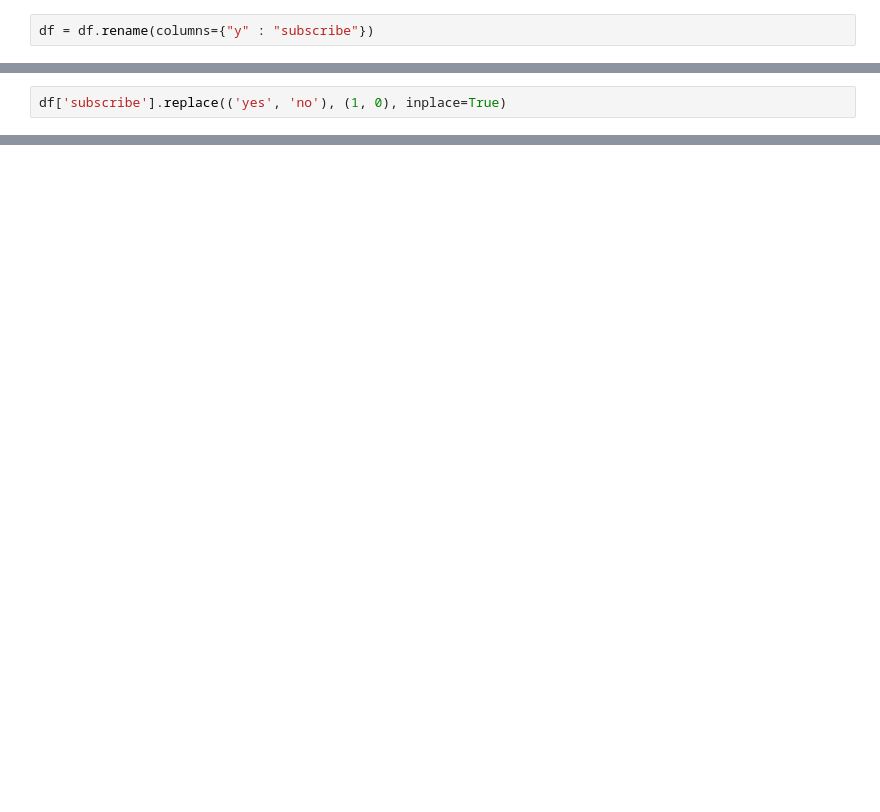
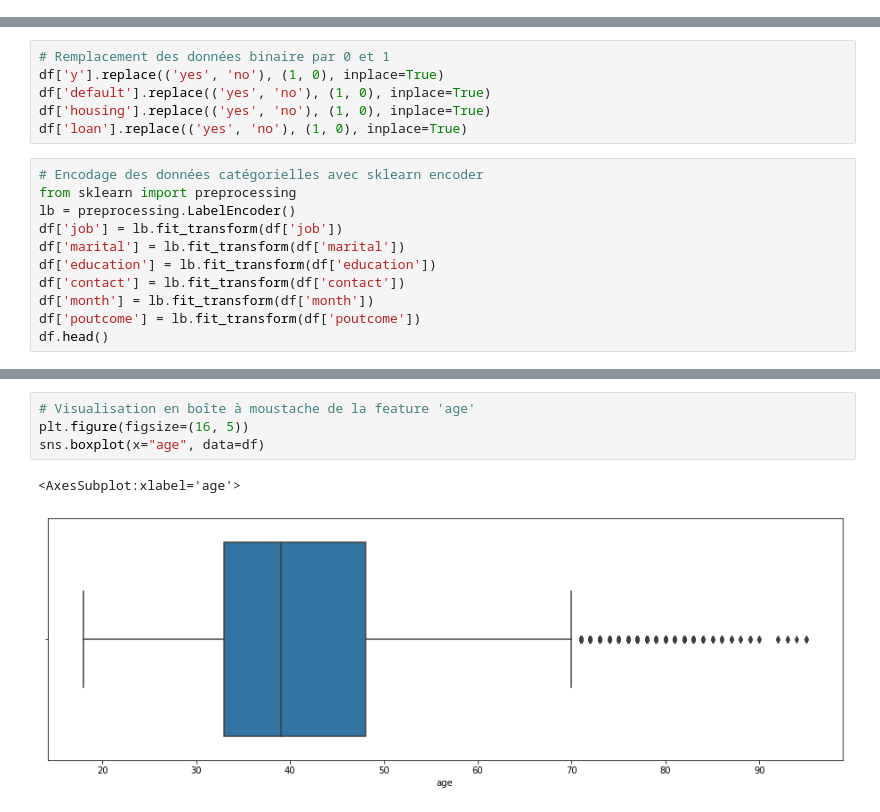
Before and after one commit to rmn976/machine_learning, a Jupyter notebook: projet/projet.ipynb, the cells around one changed output, grey strips where cells are left out. Saved outputs shown, nothing was run; the diff lists cells and outputs as text; blank space fills up the shorter version.

```diff
--- a/projet/projet.ipynb
+++ b/projet/projet.ipynb
@@ -17,2 +0,0 @@ df = pd.read_csv('train.csv', sep=';'); df.head()
-# %%
-df = df.rename(columns={"y" : "subscribe"})
@@ -51,2 +0,0 @@ memory usage: 5.9+ MB
-# %%
-df['subscribe'].replace(('yes', 'no'), (1, 0), inplace=True)
@@ -93,0 +25,17 @@ memory usage: 5.9+ MB
+# %%
+# Remplacement des données binaire par 0 et 1
+df['y'].replace(('yes', 'no'), (1, 0), inplace=True)
+df['default'].replace(('yes', 'no'), (1, 0), inplace=True)
+df['housing'].replace(('yes', 'no'), (1, 0), inplace=True)
+df['loan'].replace(('yes', 'no'), (1, 0), inplace=True)
+# %%
+# Encodage des données catégorielles avec sklearn encoder
+from sklearn import preprocessing
+lb = preprocessing.LabelEncoder()
+df['job'] = lb.fit_transform(df['job'])
+df['marital'] = lb.fit_transform(df['marital'])
+df['education'] = lb.fit_transform(df['education'])
+df['contact'] = lb.fit_transform(df['contact'])
+df['month'] = lb.fit_transform(df['month'])
+df['poutcome'] = lb.fit_transform(df['poutcome'])
+df.head()
@@ -93,0 +62,7 @@ memory usage: 5.9+ MB
+# %%
+# Visualisation en boîte à moustache de la feature 'age'
+plt.figure(figsize=(16, 5))
+sns.boxplot(x="age", data=df)
+# %% [output]
+<AxesSubplot:xlabel='age'>
+[figure, added]
```
Also changed, not shown: parts of 55 cells of this notebook, 1 other file.
